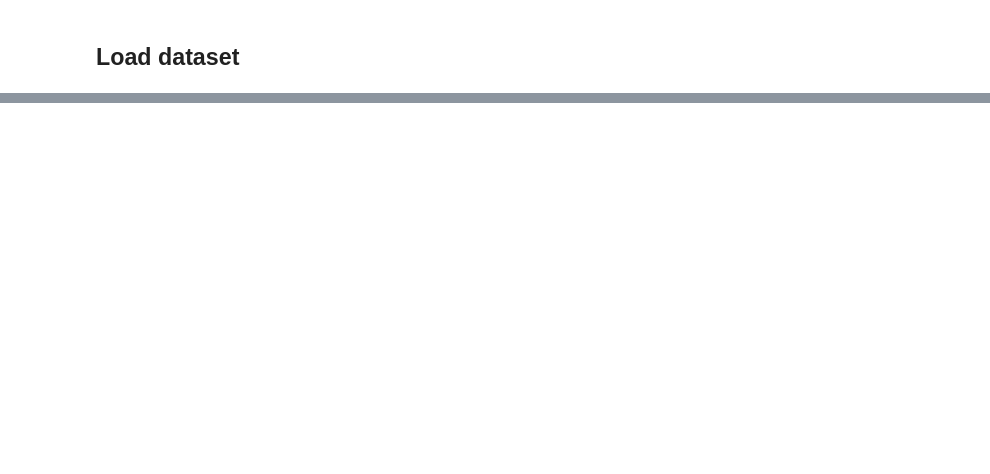
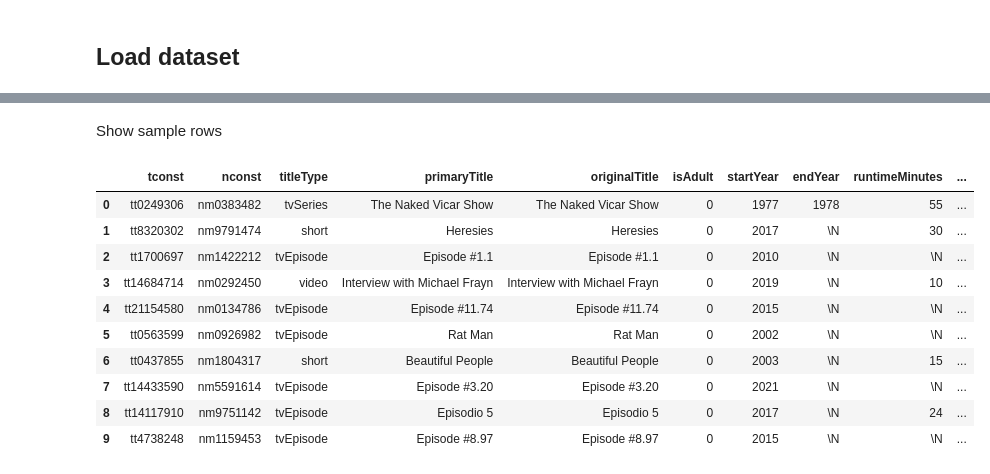
Before and after one commit to PiotrMaciejKowalski/BigData2022-films, a Jupyter notebook: colabs/analyzeFilmsInImdbDataset.ipynb, the cells around one changed output, grey strips where cells are left out. Drawn from its saved outputs; the diff is of its cells as text; code cells hidden in the pictures; blank space fills up the shorter version.

```diff
--- a/colabs/analyzeFilmsInImdbDataset.ipynb
+++ b/colabs/analyzeFilmsInImdbDataset.ipynb
@@ -96,0 +147,30 @@ only showing top 5 rows
+# %%
+temp_akas = title_akas.filter(title_akas.isOriginalTitle == 1)
+temp_akas = temp_akas.select(["titleId", "region", "language"]).distinct()
+temp_akas = temp_akas.withColumnRenamed("titleId", "tconst")
+
+to_print = ["title_basics", "title_ratings", "title_principals",
+            "title_episode", "name_basics", "temp_akas"]
+
+for p in to_print:
+  print(f"Dimension {p}: ({eval(p).count()}, {len(eval(p).columns)})")
+
+data = title_basics.join(title_ratings, how="left", on="tconst")
+print(f"\nJoined title_principals to title_basics\n" +
+      f"Dimension: ({data.count()}, {len(data.columns)})")
+
+data = data.join(title_principals, how="left", on="tconst")
+print(f"Joined title_principals\n" +
+      f"Dimension: ({data.count()}, {len(data.columns)})")
+
+data = data.join(title_episode, how="left", on="tconst")
+print(f"Joined title_episode\n" +
+      f"Dimension: ({data.count()}, {len(data.columns)})")
+
+data = data.join(name_basics, how="left", on="nconst")
+print(f"Joined name_basics\n" +
+      f"Dimension: ({data.count()}, {len(data.columns)})")
+
+data = data.join(temp_akas, how="left", on="tconst")
+print(f"Joined temp_akas\n" +
+      f"Dimension: ({data.count()}, {len(data.columns)})")
@@ -96,0 +195,21 @@ only showing top 5 rows
+# %% [markdown]
+Show sample rows
+# %%
+sample = data.rdd.takeSample(False, 10)
+# %%
+import pandas as pd
+
+pd.set_option('display.max_columns', None)
+pd.DataFrame(sample, columns =  data.columns)
+# %% [output]
+|  | tconst | nconst | titleType | primaryTitle | originalTitle | isAdult | startYear | endYear | runtimeMinutes | ... |
+| 0 | tt0249306 | nm0383482 | tvSeries | The Naked Vicar Show | The Naked Vicar Show | 0 | 1977 | 1978 | 55 | ... |
+| 1 | tt8320302 | nm9791474 | short | Heresies | Heresies | 0 | 2017 | \N | 30 | ... |
+| 2 | tt1700697 | nm1422212 | tvEpisode | Episode #1.1 | Episode #1.1 | 0 | 2010 | \N | \N | ... |
+| 3 | tt14684714 | nm0292450 | video | Interview with Michael Frayn | Interview with Michael Frayn | 0 | 2019 | \N | 10 | ... |
+| 4 | tt21154580 | nm0134786 | tvEpisode | Episode #11.74 | Episode #11.74 | 0 | 2015 | \N | \N | ... |
+| 5 | tt0563599 | nm0926982 | tvEpisode | Rat Man | Rat Man | 0 | 2002 | \N | \N | ... |
+| 6 | tt0437855 | nm1804317 | short | Beautiful People | Beautiful People | 0 | 2003 | \N | 15 | ... |
+| 7 | tt14433590 | nm5591614 | tvEpisode | Episode #3.20 | Episode #3.20 | 0 | 2021 | \N | \N | ... |
+| 8 | tt14117910 | nm9751142 | tvEpisode | Episodio 5 | Episodio 5 | 0 | 2017 | \N | 24 | ... |
+| 9 | tt4738248 | nm1159453 | tvEpisode | Episode #8.97 | Episode #8.97 | 0 | 2015 | \N | \N | ... |
```
Also changed, not shown: parts of 13 cells of this notebook, 1 other file.
